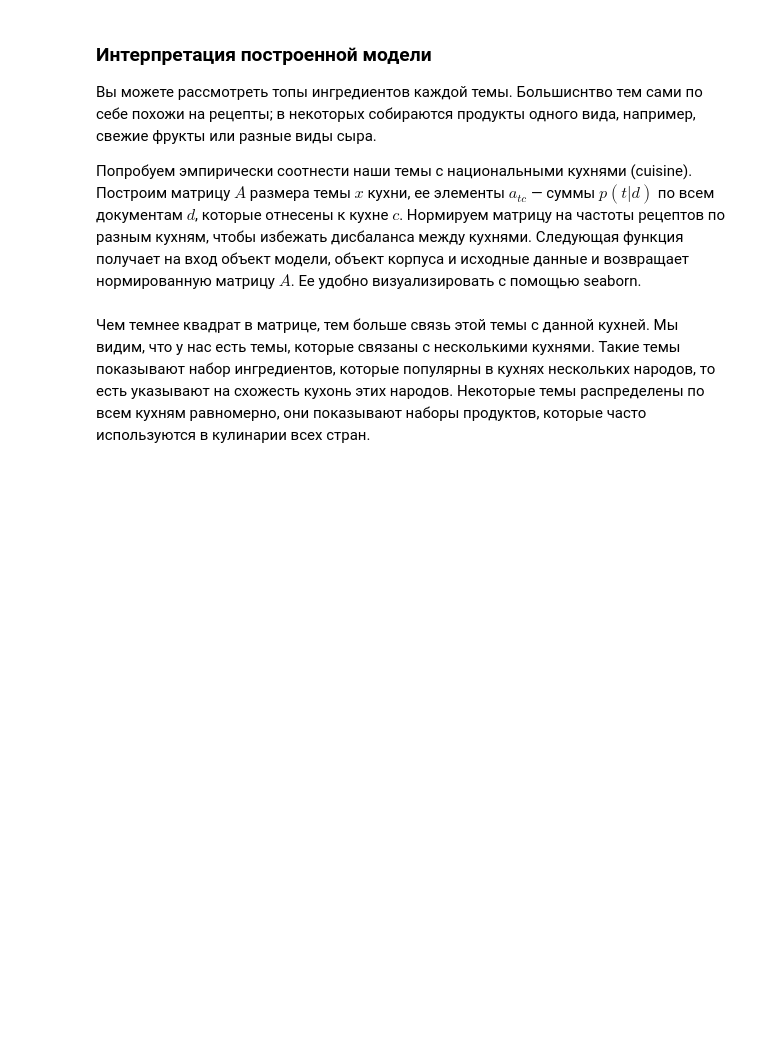
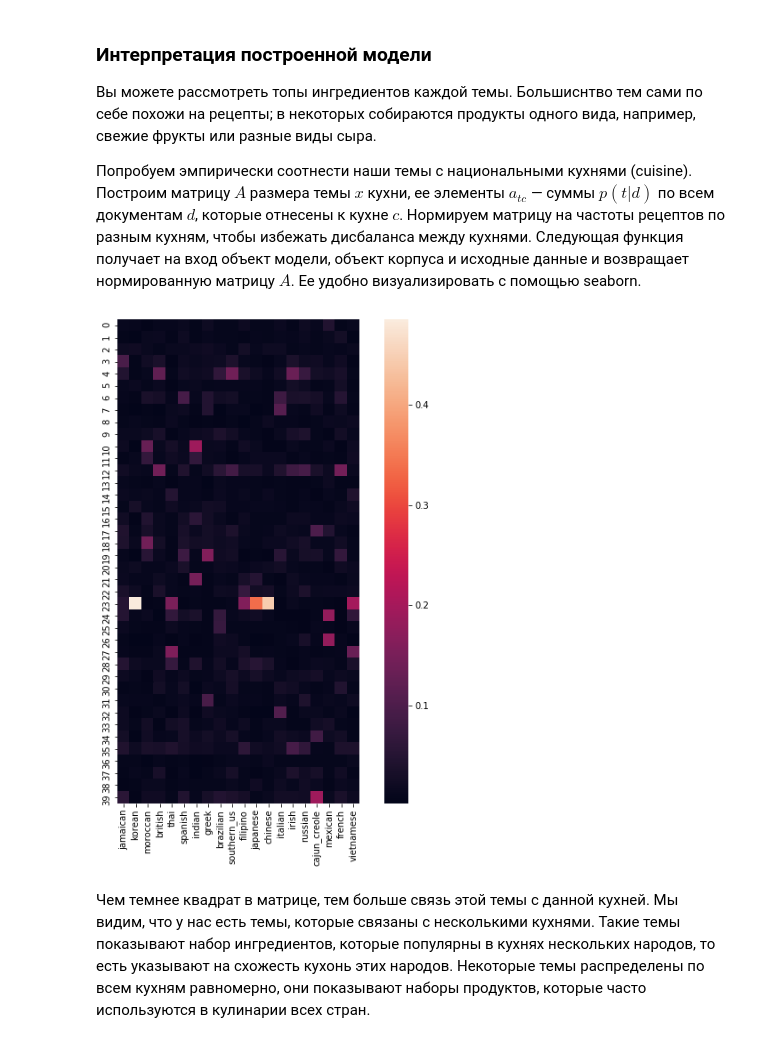
Before and after one commit to sergh1o/gensim, a Jupyter notebook: edit_CookingLDA_PA_Coursera.ipynb, the cells around one changed output. Saved outputs shown, nothing was run; the diff lists cells and outputs as text; code cells hidden in the pictures; blank space fills up the shorter version.

```diff
--- a/edit_CookingLDA_PA_Coursera.ipynb
+++ b/edit_CookingLDA_PA_Coursera.ipynb
@@ -277,22 +312,25 @@ def compute_topic_cuisine_matrix(model, corpus, recipes):
     # составляем вектор целевых признаков
     targets = list(set([recipe["cuisine"] for recipe in recipes]))
     # составляем матрицу
-    tc_matrix = pandas.DataFrame(data=np.zeros((model.num_topics, len(targets))), columns=targets)
+    tc_matrix = pd.DataFrame(data=np.zeros((model.num_topics, len(targets))), columns=targets)
     for recipe, bow in zip(recipes, corpus):
         recipe_topic = model.get_document_topics(bow)
         for t, prob in recipe_topic:
             tc_matrix[recipe["cuisine"]][t] += prob
     # нормируем матрицу
-    target_sums = pandas.DataFrame(data=np.zeros((1, len(targets))), columns=targets)
+    target_sums = pd.DataFrame(data=np.zeros((1, len(targets))), columns=targets)
     for recipe in recipes:
         target_sums[recipe["cuisine"]] += 1
-    return pandas.DataFrame(tc_matrix.values/target_sums.values, columns=tc_matrix.columns)
+    return pd.DataFrame(tc_matrix.values/target_sums.values, columns=tc_matrix.columns)
 # %%
 def plot_matrix(tc_matrix):
     plt.figure(figsize=(10, 10))
     seaborn.heatmap(tc_matrix, square=True)
 # %%
 # Визуализируйте матрицу
+plot_matrix(compute_topic_cuisine_matrix(lda2, corpus2, recipes))
+# %% [output]
+[figure, added]
 # %% [markdown]
 Чем темнее квадрат в матрице, тем больше связь этой темы с данной кухней. Мы видим, что у нас есть темы, которые связаны с несколькими кухнями. Такие темы показывают набор ингредиентов, которые популярны в кухнях нескольких народов, то есть указывают на схожесть кухонь этих народов. Некоторые темы распределены по всем кухням равномерно, они показывают наборы продуктов, которые часто используются в кулинарии всех стран.
 # %% [markdown]
```
Also changed, not shown: parts of 14 cells of this notebook, 2 other files.
